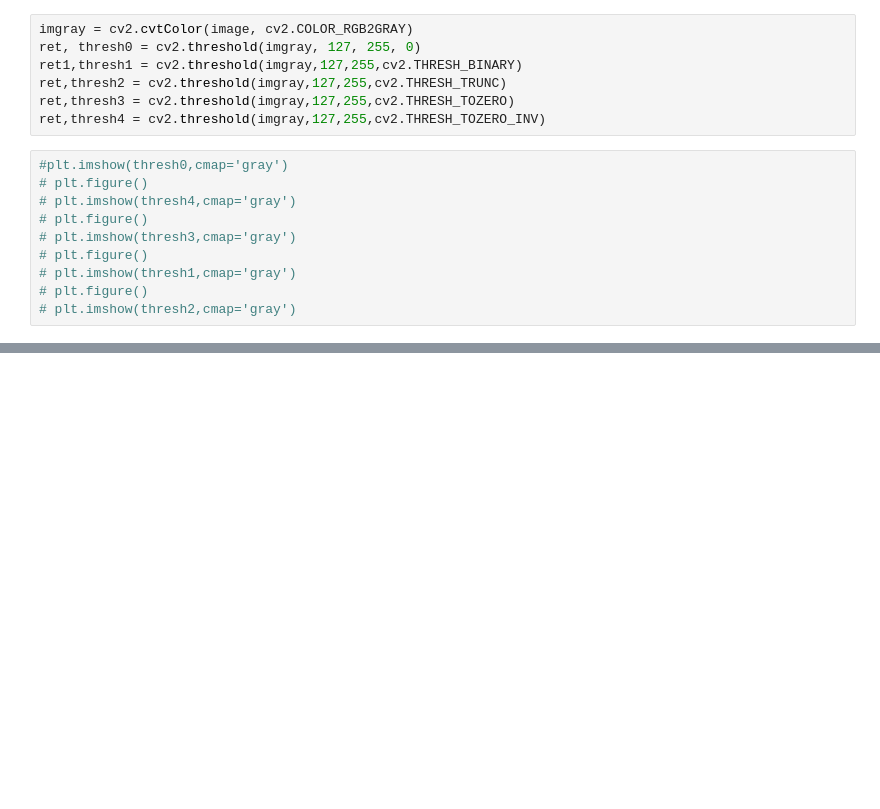
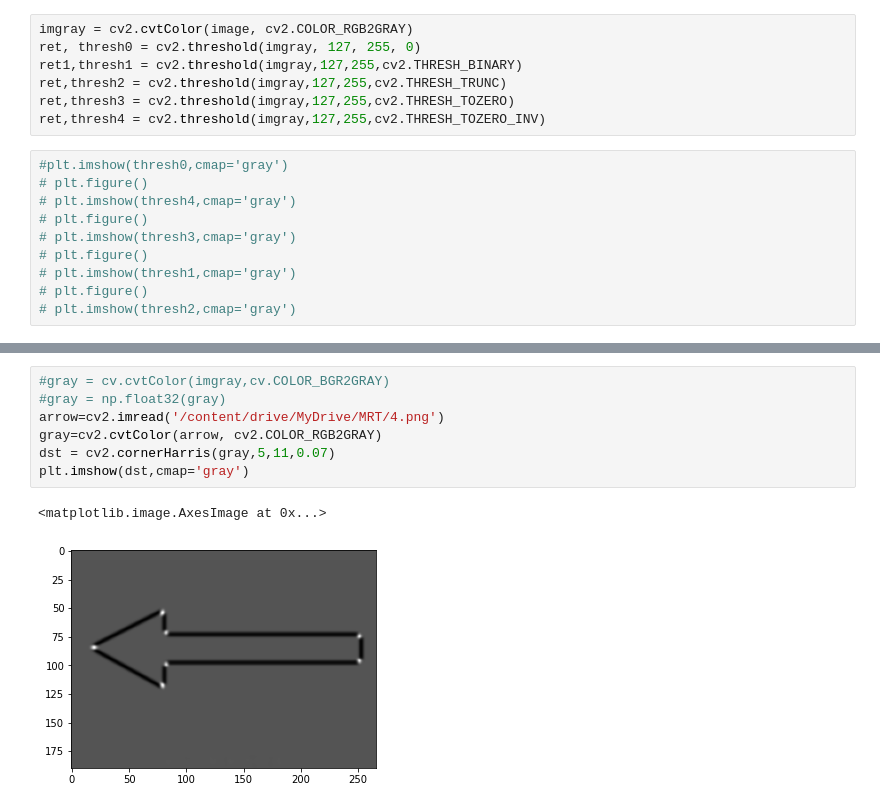
Before and after one commit to AshwinRamachandran2002/MRT, a Jupyter notebook: Contours.ipynb, the cells around one changed output, grey strips where cells are left out. Cells and saved outputs as stored; diff of their text form; blank space fills up the shorter version.

```diff
--- a/Contours.ipynb
+++ b/Contours.ipynb
@@ -36,0 +66,10 @@ plt.imshow(cv2.drawContours(image, contour,-1,(0,255,0),3),cmap='gray')
+# %%
+#gray = cv.cvtColor(imgray,cv.COLOR_BGR2GRAY)
+#gray = np.float32(gray)
+arrow=cv2.imread('/content/drive/MyDrive/MRT/4.png')
+gray=cv2.cvtColor(arrow, cv2.COLOR_RGB2GRAY)
+dst = cv2.cornerHarris(gray,5,11,0.07)
+plt.imshow(dst,cmap='gray')
+# %% [output]
+<matplotlib.image.AxesImage at 0x...>
+[figure, added]
```
Also changed, not shown: parts of 5 cells of this notebook.
